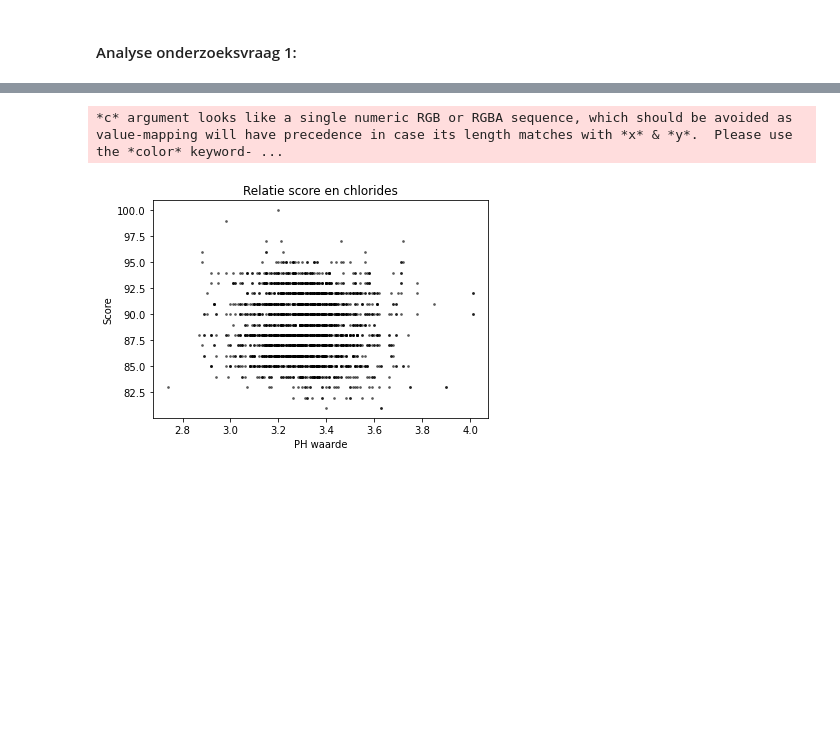
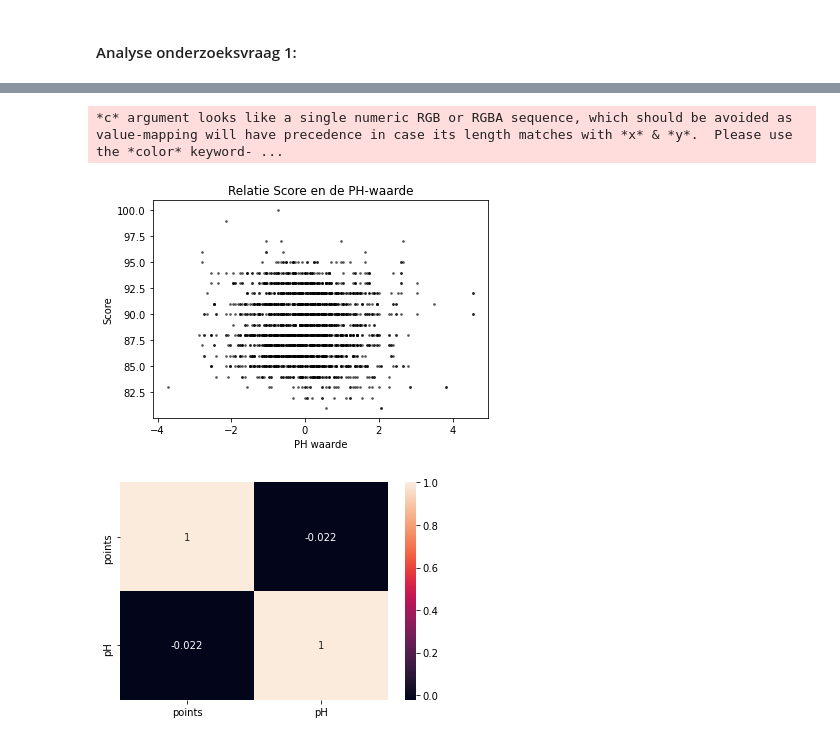
Before and after one commit to AmaryllisLee/CM_Wijncasus, a Jupyter notebook: redwine_project/redwine.ipynb, the cells around one changed output, grey strips where cells are left out. Cells and saved outputs as stored; diff of their text form; code cells hidden in the pictures; blank space fills up the shorter version.

```diff
--- a/redwine_project/redwine.ipynb
+++ b/redwine_project/redwine.ipynb
@@ -499,0 +528,10 @@ Welke feature variabelen zijn interessant om te normaliseren?
+# %%
+data = {'points': list(df['points']),
+        'chlorides': list(df['chlorides']),
+        }
+
+df3 = pd.DataFrame(data,columns=['points','chlorides'])
+
+corrMatrix = df.corr()
+sn.heatmap(corrMatrix, annot=True)
+plt.show()
@@ -576,22 +644,29 @@ plt.show()
 # %%
 #scatterplot points tegen over de PH-waarde
-import numpy as np
-import matplotlib.pyplot as plt
-df = pd.read_csv('redwine.csv',encoding  = "cp1252", delimiter = ';')
-
-x = list(df['pH'])
-y = list(df['points'])
+x = list(df3['pH'])
+y = list(df3['points'])
 colors = (0,0,0)
 area = np.pi*1
 
 # Plot
 plt.scatter(x, y, s=area, c=colors, alpha=0.5)
 plt.title('Relatie Score en de PH-waarde')
 plt.xlabel('PH waarde')
 plt.ylabel('Score')
 plt.show()
+
+data = {'points': list(df3['points']),
+        'pH': list(df3['pH']),
+        }
+
+df = pd.DataFrame(data,columns=['points','pH'])
+
+corrMatrix = df.corr()
+sn.heatmap(corrMatrix, annot=True)
+plt.show()
 # %% [output]
 *c* argument looks like a single numeric RGB or RGBA sequence, which should be avoided as value-mapping will have precedence in case its length matches with *x* & *y*.  Please use the *color* keyword- ...
-[figure, old version]
+[figure, new version]
+[figure, added]
 # %%
 #scatterplot points tegen over Sulphates
```
Also changed, not shown: parts of 24 cells of this notebook.
